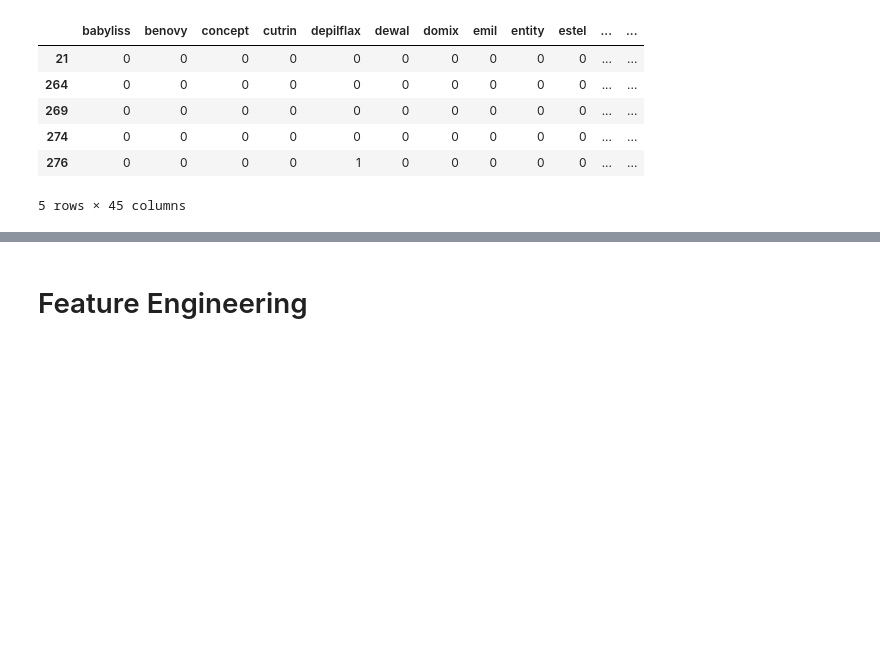
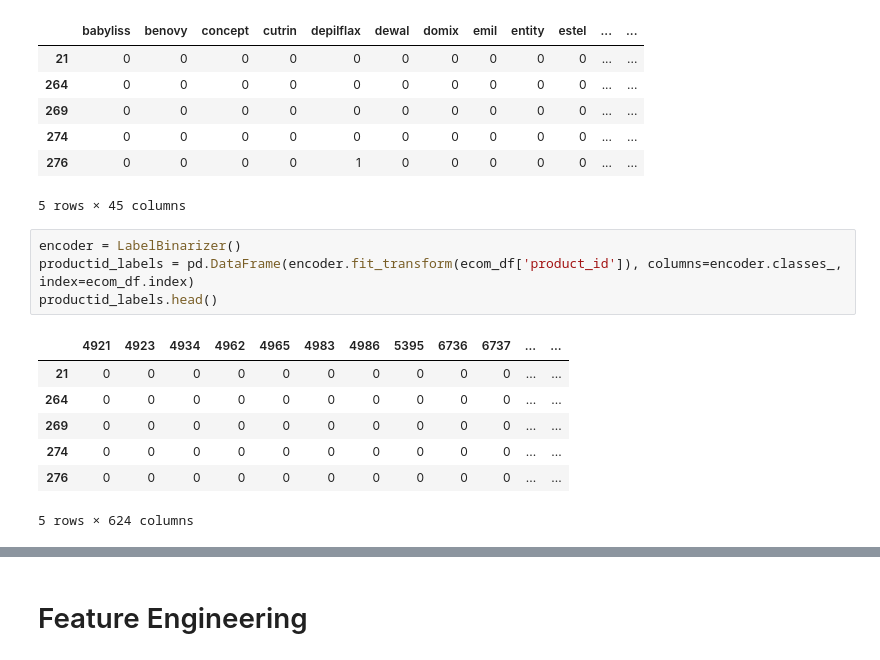
Before and after one commit to Johnny-Foreigner/predicting_purchases, a Jupyter notebook: data_exploration/MessyBedroom.ipynb, the cells around one changed output, grey strips where cells are left out. Saved outputs shown, nothing was run; the diff lists cells and outputs as text; blank space fills up the shorter version.

```diff
--- a/data_exploration/MessyBedroom.ipynb
+++ b/data_exploration/MessyBedroom.ipynb
@@ -111,3 +112,15 @@ brand_labels.head()
 | 274 | 0 | 0 | 0 | 0 | 0 | 0 | 0 | 0 | 0 | 0 | ... | ... |
 | 276 | 0 | 0 | 0 | 0 | 1 | 0 | 0 | 0 | 0 | 0 | ... | ... |
 5 rows × 45 columns
+# %%
+encoder = LabelBinarizer()
+productid_labels = pd.DataFrame(encoder.fit_transform(ecom_df['product_id']), columns=encoder.classes_, index=ecom_df.index)
+productid_labels.head()
+# %% [output]
+|  | 4921 | 4923 | 4934 | 4962 | 4965 | 4983 | 4986 | 5395 | 6736 | 6737 | ... | ... |
+| 21 | 0 | 0 | 0 | 0 | 0 | 0 | 0 | 0 | 0 | 0 | ... | ... |
+| 264 | 0 | 0 | 0 | 0 | 0 | 0 | 0 | 0 | 0 | 0 | ... | ... |
+| 269 | 0 | 0 | 0 | 0 | 0 | 0 | 0 | 0 | 0 | 0 | ... | ... |
+| 274 | 0 | 0 | 0 | 0 | 0 | 0 | 0 | 0 | 0 | 0 | ... | ... |
+| 276 | 0 | 0 | 0 | 0 | 0 | 0 | 0 | 0 | 0 | 0 | ... | ... |
+5 rows × 624 columns
```
Also changed, not shown: parts of 15 cells of this notebook.
